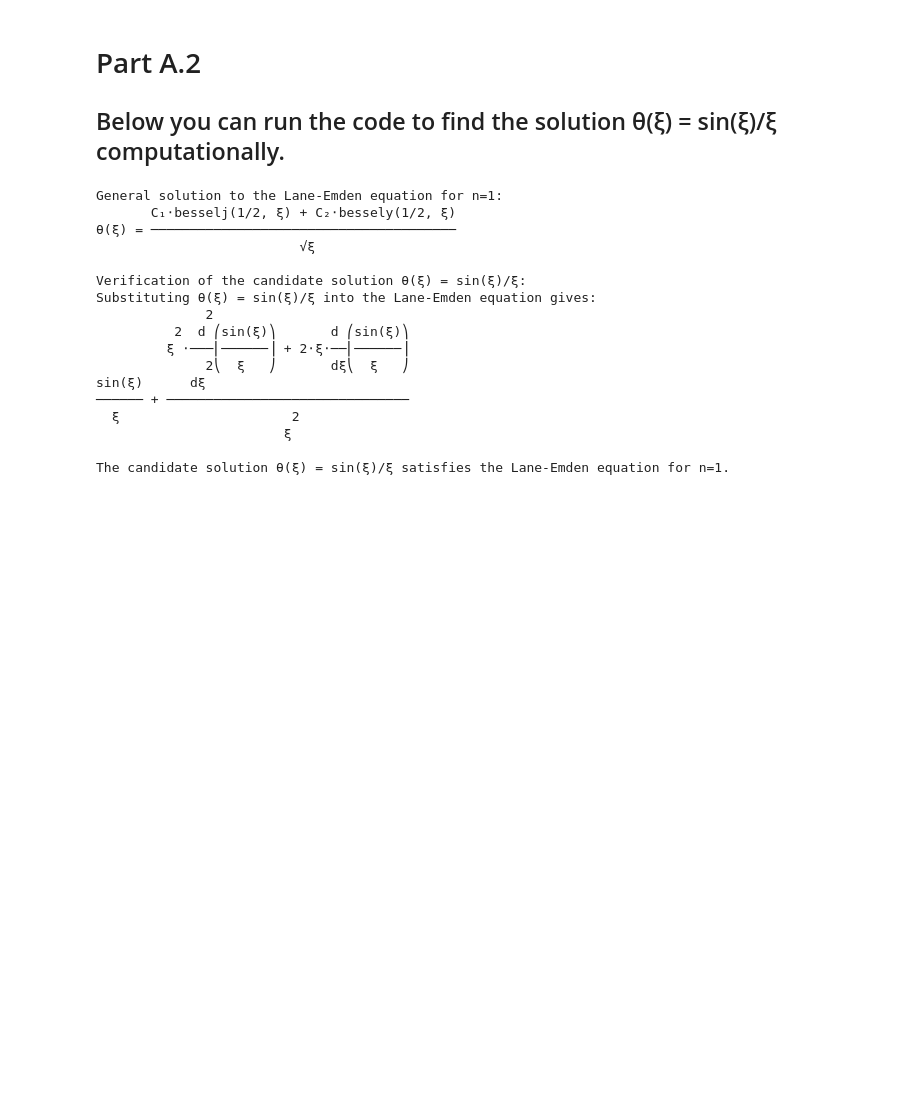
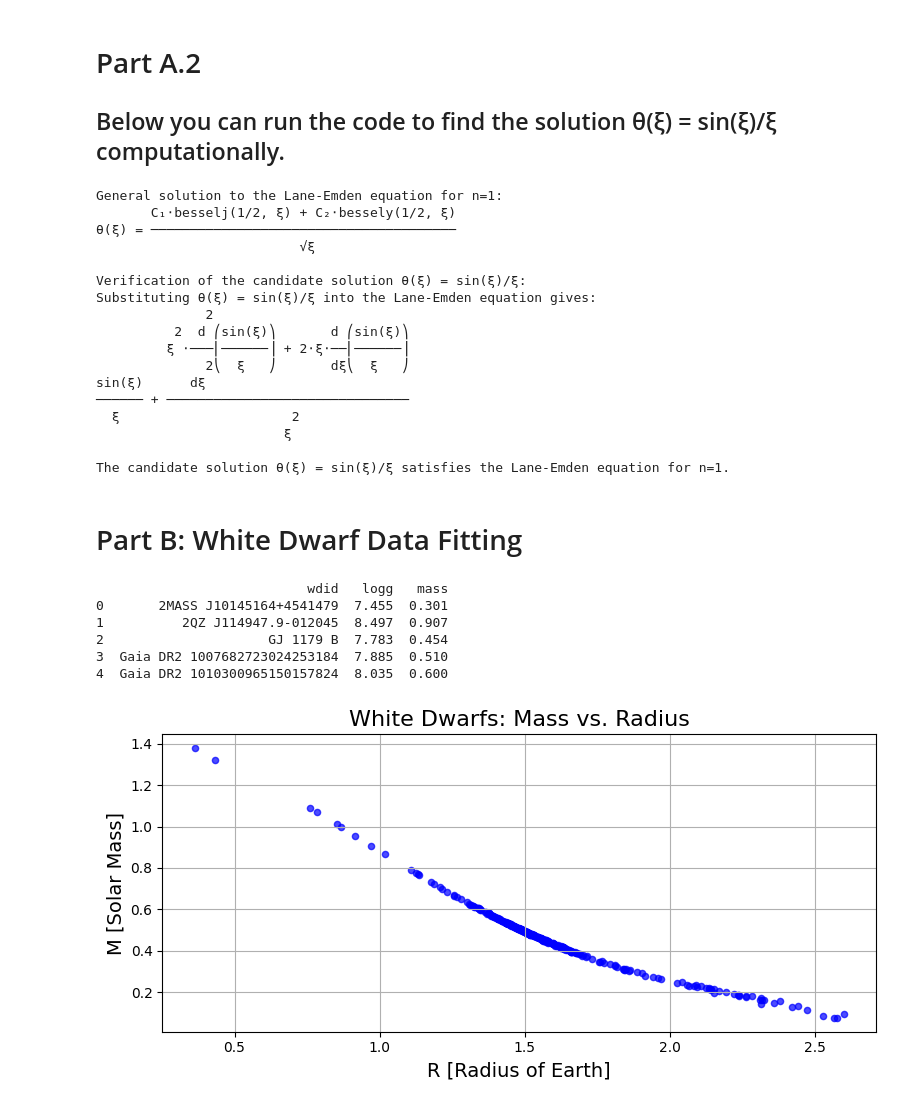
Before and after one commit to Merken19/phys414514, a Jupyter notebook: Newton.ipynb, the cells around one changed output. Saved outputs shown, nothing was run; the diff lists cells and outputs as text; code cells hidden in the pictures; blank space fills up the shorter version.

Commit message:
part B done

```diff
--- a/Newton.ipynb
+++ b/Newton.ipynb
@@ -215,3 +215,71 @@ sin(ξ)      dξ
                         ξ
 
 The candidate solution θ(ξ) = sin(ξ)/ξ satisfies the Lane-Emden equation for n=1.
+# %% [markdown]
+# Part B: White Dwarf Data Fitting
+# %%
+
+import numpy as np
+import pandas as pd
+import matplotlib.pyplot as plt
+
+# Constants in CGS
+G_CGS        = 6.6743e-8        # gravitational constant [cm^3 g^-1 s^-2]
+MSUN_GRAMS   = 1.989e33         # solar mass in grams
+REARTH_CM    = 6.371e8          # Earth radius in cm
+
+# ------------------------------------------------------------
+# 1) Read the CSV data with Pandas
+# ------------------------------------------------------------
+df = pd.read_csv('white_dwarf_data.csv', comment='#')
+# Make sure your CSV file has no problematic header lines or weird delimiters
+# By default, pd.read_csv assumes comma-separated columns.
+
+# Let's see the first few lines:
+print(df.head())
+
+# The columns in df should be: ['wdid','logg','mass']
+# wdid: star name
+# logg: log10 of surface gravity in cgs
+# mass: WD mass in solar masses
+
+# ------------------------------------------------------------
+# 2) Convert mass & logg => radius in Earth radii
+# ------------------------------------------------------------
+# log(g) in cgs => g in cm/s^2
+g_vals = 10**df['logg'].values
+
+# mass in solar masses => mass in grams
+m_vals = df['mass'].values * MSUN_GRAMS
+
+# radius in cm => sqrt( G M / g )
+r_cm   = np.sqrt(G_CGS * m_vals / g_vals)
+
+# radius in Earth radii
+r_earth = r_cm / REARTH_CM
+
+# ------------------------------------------------------------
+# 3) Make a scatter plot of M vs. R
+#    (User asked for M in solar masses vs R in Earth radii.)
+# ------------------------------------------------------------
+fig, ax = plt.subplots(figsize=(8,4))
+
+ax.scatter(r_earth, df['mass'],
+           marker='o', color='blue', alpha=0.7, s=20)
+
+ax.set_xlabel(r'R [Radius of Earth]', fontsize=14)
+ax.set_ylabel(r'M [Solar Mass]', fontsize=14)
+ax.set_title('White Dwarfs: Mass vs. Radius', fontsize=16)
+
+ax.grid(True)
+plt.tight_layout()
+plt.savefig('Newton_PartB_WhiteDwarfDataFitting.pdf', bbox_inches='tight')
+plt.show()
+# %% [output]
+                           wdid   logg   mass
+0       2MASS J10145164+4541479  7.455  0.301
+1          2QZ J114947.9-012045  8.497  0.907
+2                     GJ 1179 B  7.783  0.454
+3  Gaia DR2 1007682723024253184  7.885  0.510
+4  Gaia DR2 1010300965150157824  8.035  0.600
+[figure, added]
```
Also changed, not shown: 7 other files.
